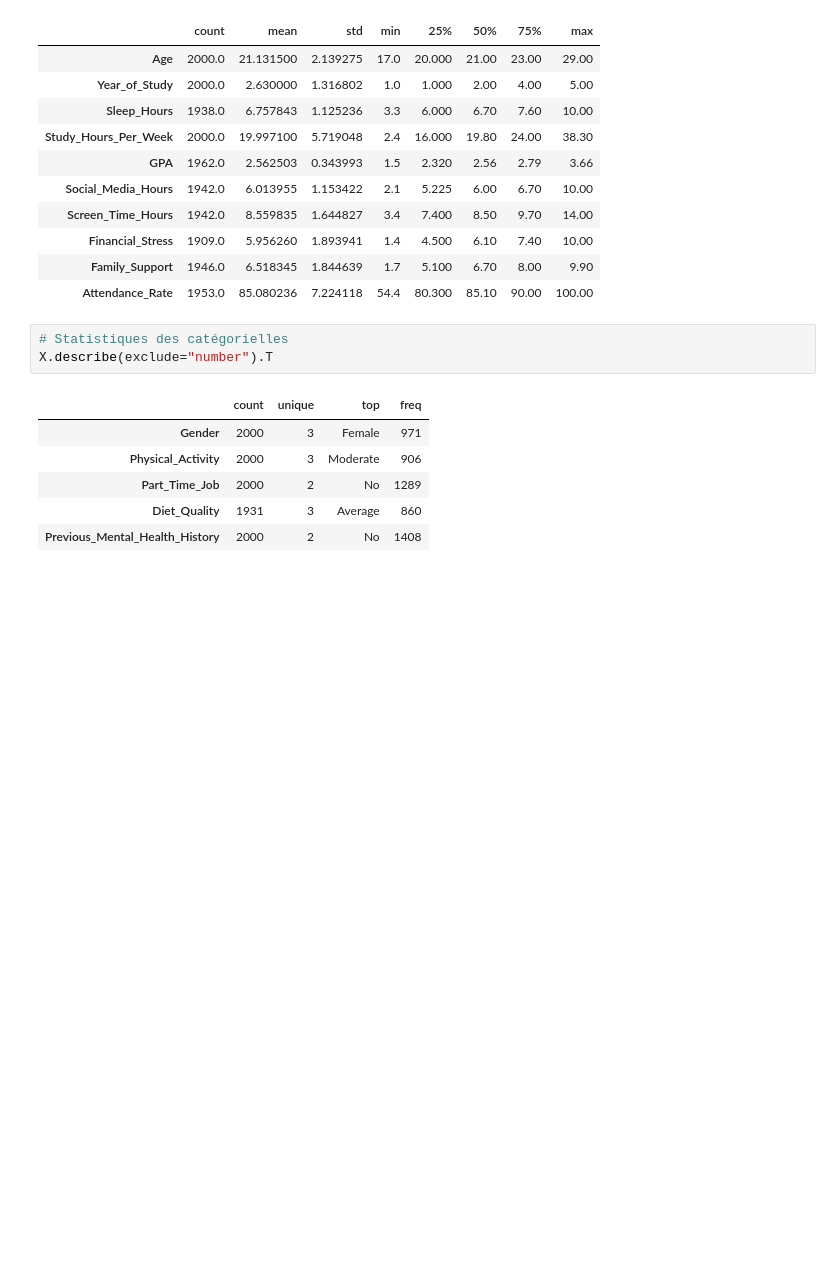
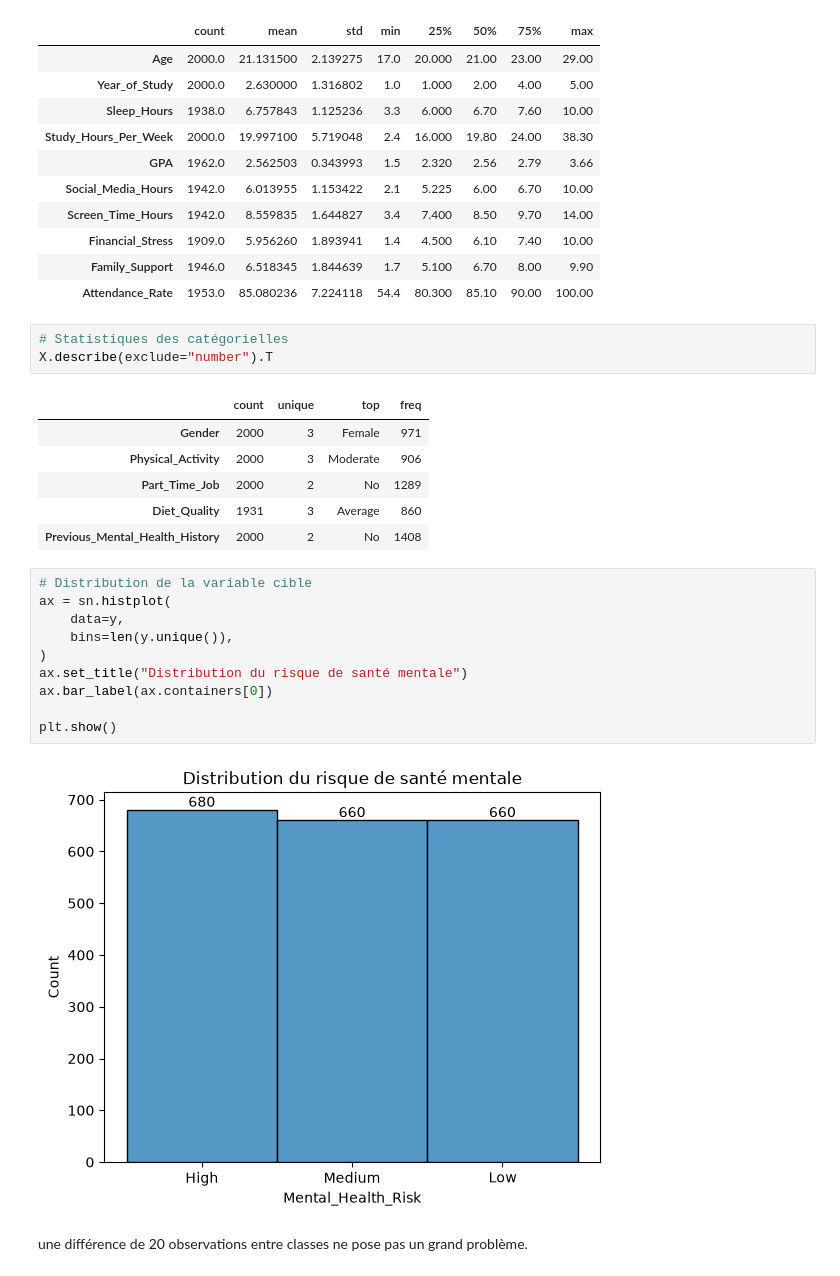
Before and after one commit to kuroi-hime/Pr-diction-du-risque-de-sant-mentale-chez-les-tudiants, a Jupyter notebook: notebooks/01_Data_loading_&_EDA.ipynb, the cells around one changed output. Saved outputs shown, nothing was run; the diff lists cells and outputs as text; blank space fills up the shorter version.

Commit message:
feat : visualition de la distribution de variable cible pour identifier le déséquilibrage des classes

```diff
--- a/notebooks/01_Data_loading_&_EDA.ipynb
+++ b/notebooks/01_Data_loading_&_EDA.ipynb
@@ -650,3 +650,17 @@ X.describe(exclude="number").T
 | Part_Time_Job | 2000 | 2 | No | 1289 |
 | Diet_Quality | 1931 | 3 | Average | 860 |
 | Previous_Mental_Health_History | 2000 | 2 | No | 1408 |
+# %%
+# Distribution de la variable cible
+ax = sn.histplot(
+    data=y,
+    bins=len(y.unique()),
+)
+ax.set_title("Distribution du risque de santé mentale")
+ax.bar_label(ax.containers[0])
+
+plt.show()
+# %% [output]
+[figure, added]
+# %% [markdown]
+une différence de 20 observations entre classes ne pose pas un grand problème.
```
